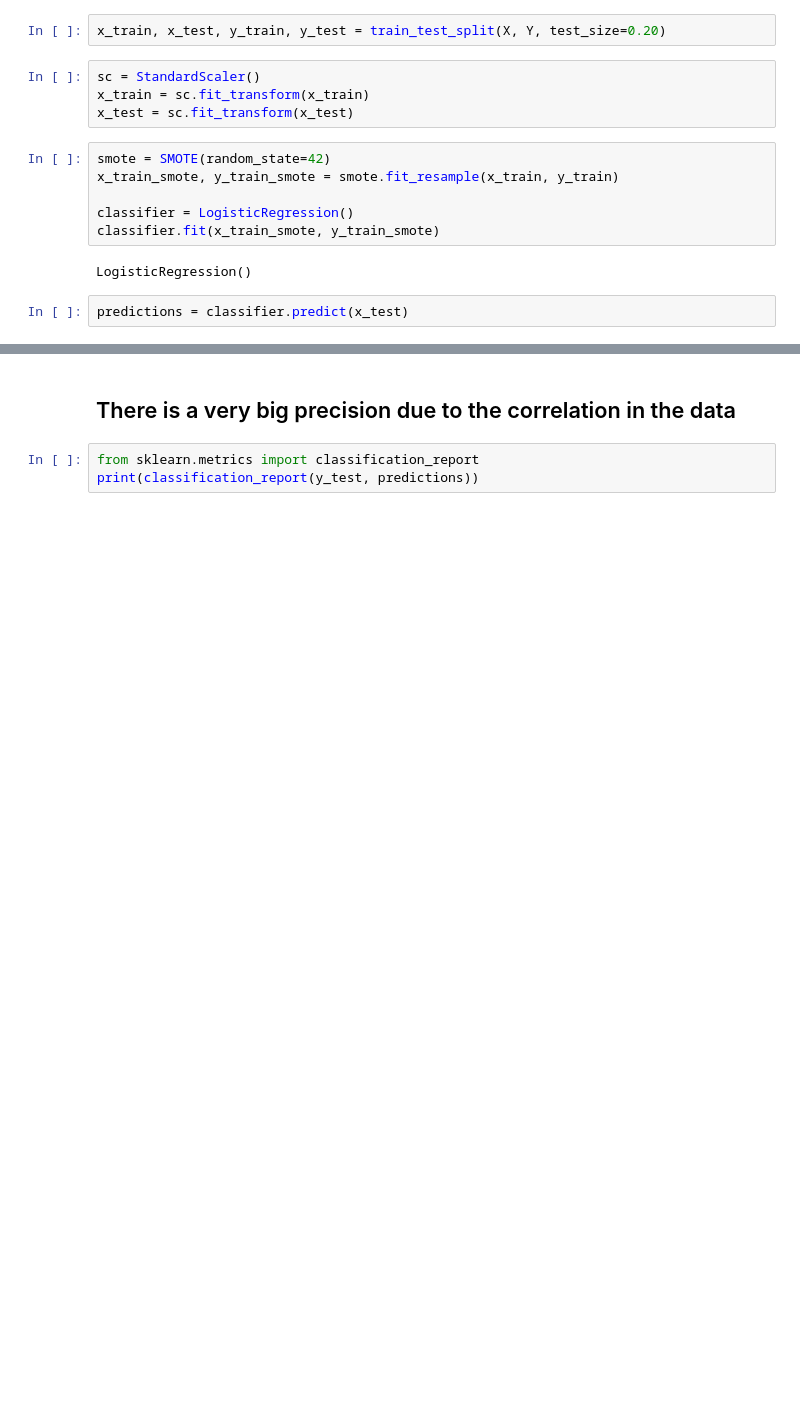
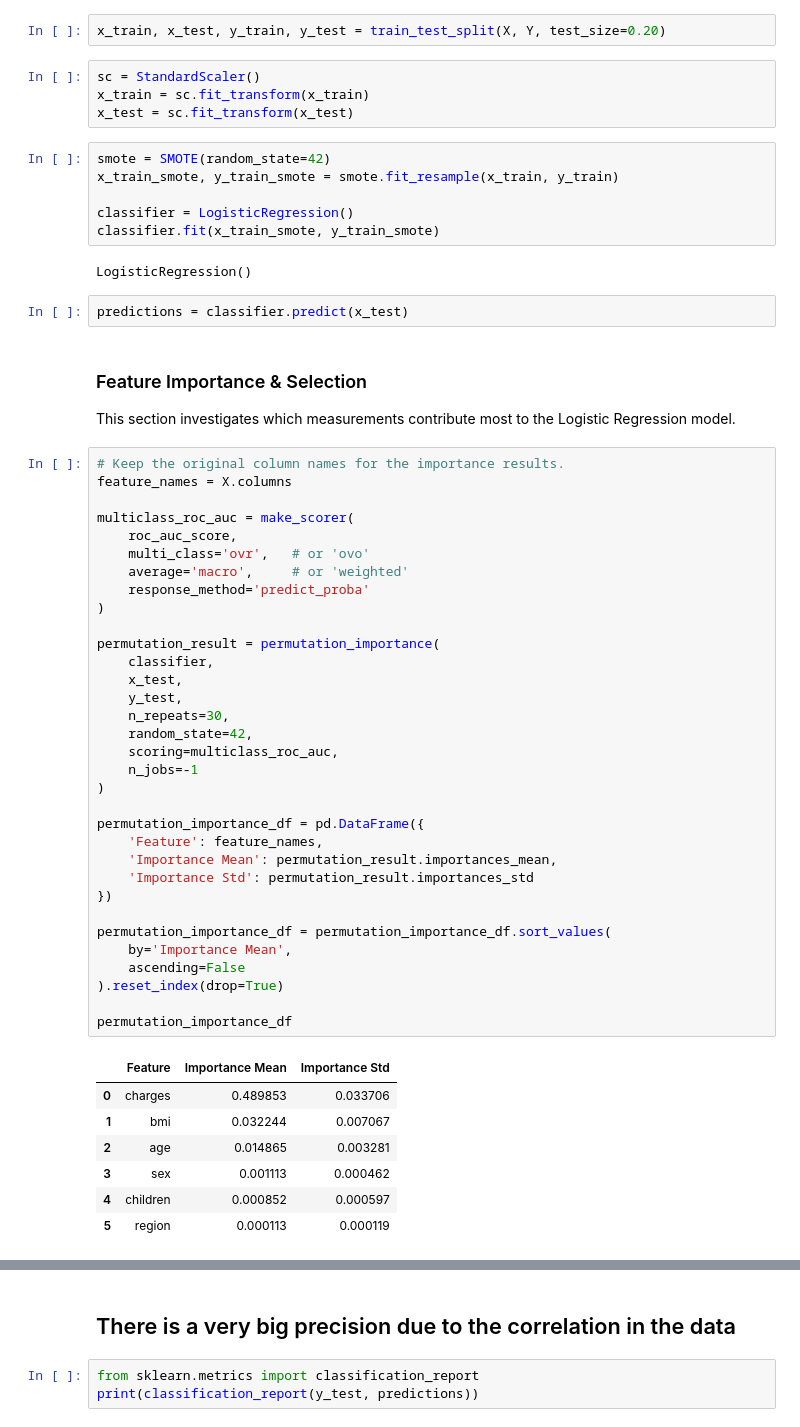
Before and after one commit to miguelestradam3/smoking_and_insurance, a Jupyter notebook: main.ipynb, the cells around one changed output, grey strips where cells are left out. Saved outputs shown, nothing was run; the diff lists cells and outputs as text; blank space fills up the shorter version.

```diff
--- a/main.ipynb
+++ b/main.ipynb
@@ -149,3 +177,47 @@ classifier.fit(x_train_smote, y_train_smote)
 LogisticRegression()
 # %%
 predictions = classifier.predict(x_test)
+# %% [markdown]
+### Feature Importance & Selection
+This section investigates which measurements contribute most to the Logistic Regression model.
+# %%
+# Keep the original column names for the importance results.
+feature_names = X.columns
+
+multiclass_roc_auc = make_scorer(
+    roc_auc_score,
+    multi_class='ovr',   # or 'ovo'
+    average='macro',     # or 'weighted'
+    response_method='predict_proba'
+)
+
+permutation_result = permutation_importance(
+    classifier,
+    x_test,
+    y_test,
+    n_repeats=30,
+    random_state=42,
+    scoring=multiclass_roc_auc,
+    n_jobs=-1
+)
+
+permutation_importance_df = pd.DataFrame({
+    'Feature': feature_names,
+    'Importance Mean': permutation_result.importances_mean,
+    'Importance Std': permutation_result.importances_std
+})
+
+permutation_importance_df = permutation_importance_df.sort_values(
+    by='Importance Mean',
+    ascending=False
+).reset_index(drop=True)
+
+permutation_importance_df
+# %% [output]
+|  | Feature | Importance Mean | Importance Std |
+| 0 | charges | 0.489853 | 0.033706 |
+| 1 | bmi | 0.032244 | 0.007067 |
+| 2 | age | 0.014865 | 0.003281 |
+| 3 | sex | 0.001113 | 0.000462 |
+| 4 | children | 0.000852 | 0.000597 |
+| 5 | region | 0.000113 | 0.000119 |
```
Also changed, not shown: parts of 13 cells of this notebook, 1 other file.
